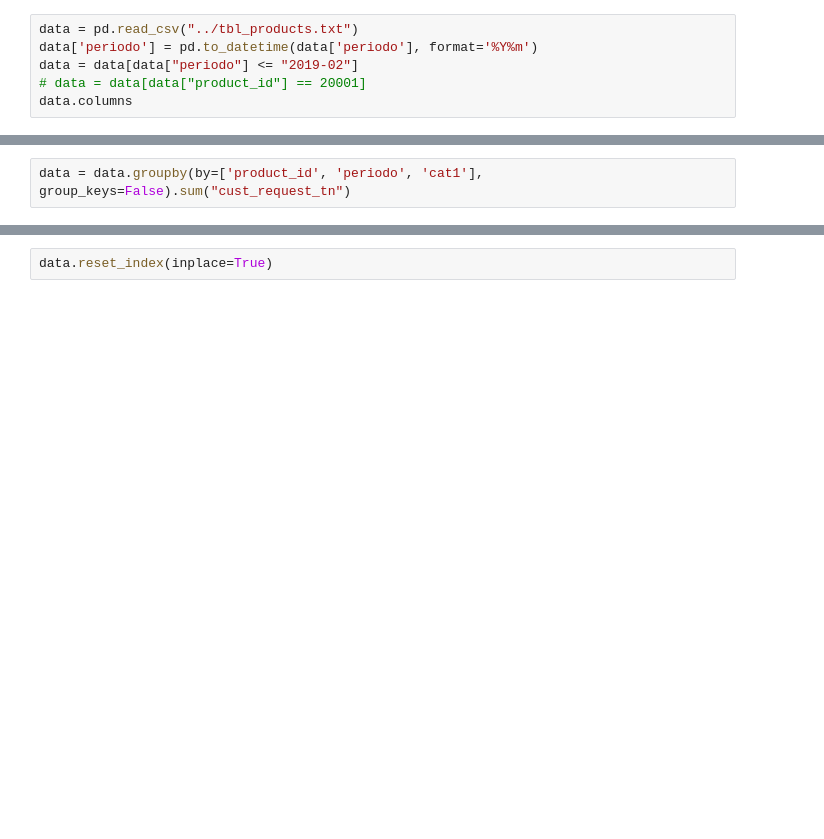
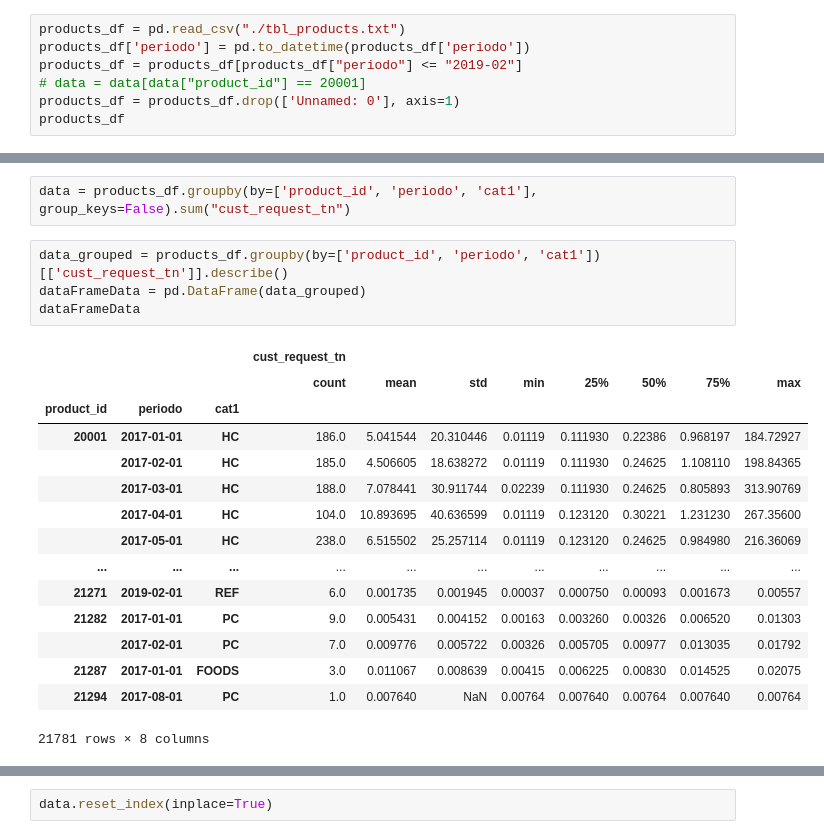
Before and after one commit to ramBlanco/mcd-laboratio3, a Jupyter notebook: src/class-2/main.ipynb, the cells around one changed output, grey strips where cells are left out. Saved outputs shown, nothing was run; the diff lists cells and outputs as text; blank space fills up the shorter version.

```diff
--- a/src/class-2/main.ipynb
+++ b/src/class-2/main.ipynb
@@ -5,7 +6,8 @@ import os
 # %%
-data = pd.read_csv("../tbl_products.txt")
-data['periodo'] = pd.to_datetime(data['periodo'], format='%Y%m')
-data = data[data["periodo"] <= "2019-02"]
+products_df = pd.read_csv("./tbl_products.txt")
+products_df['periodo'] = pd.to_datetime(products_df['periodo'])
+products_df = products_df[products_df["periodo"] <= "2019-02"]
 # data = data[data["product_id"] == 20001]
-data.columns
+products_df = products_df.drop(['Unnamed: 0'], axis=1)
+products_df
 # %% [output]
@@ -16,2 +27,22 @@ Index(['Unnamed: 0', 'periodo', 'customer_id', 'product_id',
 # %%
-data = data.groupby(by=['product_id', 'periodo', 'cat1'], group_keys=False).sum("cust_request_tn")
+data = products_df.groupby(by=['product_id', 'periodo', 'cat1'], group_keys=False).sum("cust_request_tn")
+# %%
+data_grouped = products_df.groupby(by=['product_id', 'periodo', 'cat1'])[['cust_request_tn']].describe()
+dataFrameData = pd.DataFrame(data_grouped)
+dataFrameData
+# %% [output]
+|  |  |  | cust_request_tn |  |  |  |  |  |  |  |
+|  |  |  | count | mean | std | min | 25% | 50% | 75% | max |
+| product_id | periodo | cat1 |  |  |  |  |  |  |  |  |
+| 20001 | 2017-01-01 | HC | 186.0 | 5.041544 | 20.310446 | 0.01119 | 0.111930 | 0.22386 | 0.968197 | 184.72927 |
+|  | 2017-02-01 | HC | 185.0 | 4.506605 | 18.638272 | 0.01119 | 0.111930 | 0.24625 | 1.108110 | 198.84365 |
+|  | 2017-03-01 | HC | 188.0 | 7.078441 | 30.911744 | 0.02239 | 0.111930 | 0.24625 | 0.805893 | 313.90769 |
+|  | 2017-04-01 | HC | 104.0 | 10.893695 | 40.636599 | 0.01119 | 0.123120 | 0.30221 | 1.231230 | 267.35600 |
+|  | 2017-05-01 | HC | 238.0 | 6.515502 | 25.257114 | 0.01119 | 0.123120 | 0.24625 | 0.984980 | 216.36069 |
+| ... | ... | ... | ... | ... | ... | ... | ... | ... | ... | ... |
+| 21271 | 2019-02-01 | REF | 6.0 | 0.001735 | 0.001945 | 0.00037 | 0.000750 | 0.00093 | 0.001673 | 0.00557 |
+| 21282 | 2017-01-01 | PC | 9.0 | 0.005431 | 0.004152 | 0.00163 | 0.003260 | 0.00326 | 0.006520 | 0.01303 |
+|  | 2017-02-01 | PC | 7.0 | 0.009776 | 0.005722 | 0.00326 | 0.005705 | 0.00977 | 0.013035 | 0.01792 |
+| 21287 | 2017-01-01 | FOODS | 3.0 | 0.011067 | 0.008639 | 0.00415 | 0.006225 | 0.00830 | 0.014525 | 0.02075 |
+| 21294 | 2017-08-01 | PC | 1.0 | 0.007640 | NaN | 0.00764 | 0.007640 | 0.00764 | 0.007640 | 0.00764 |
+21781 rows × 8 columns
```
Also changed, not shown: parts of 14 cells of this notebook, 1 other file.
